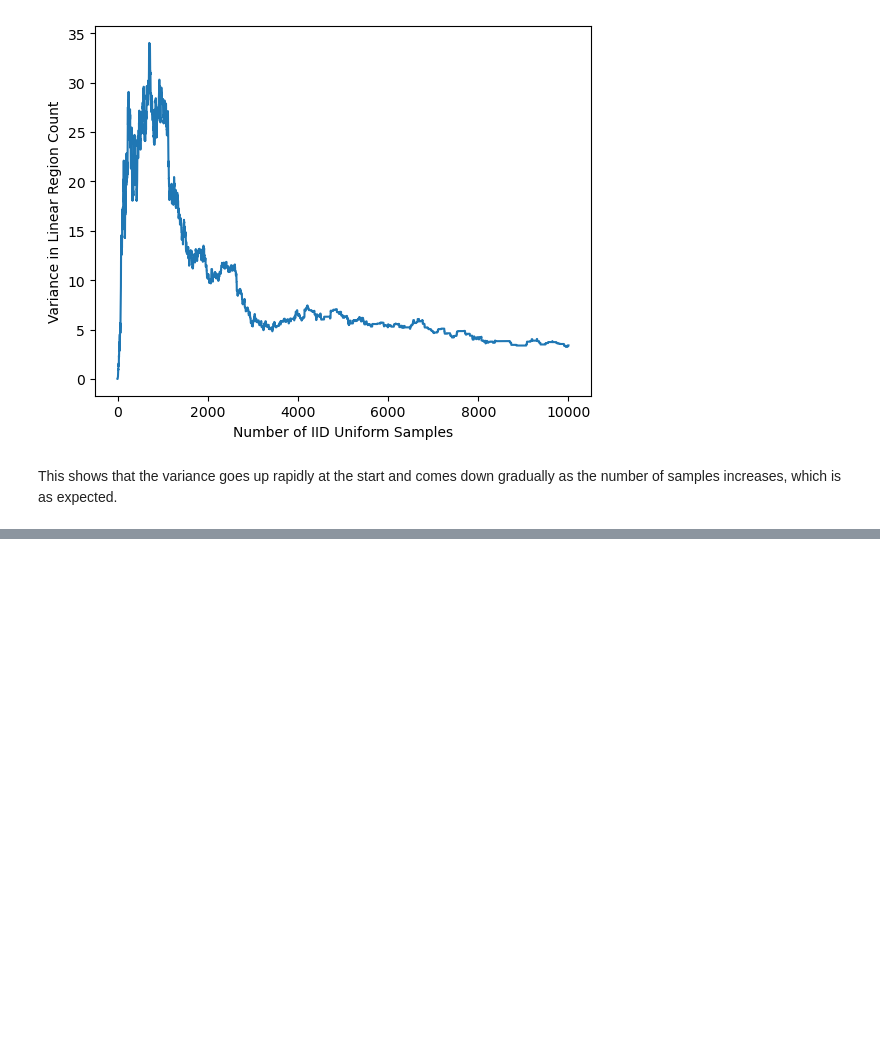
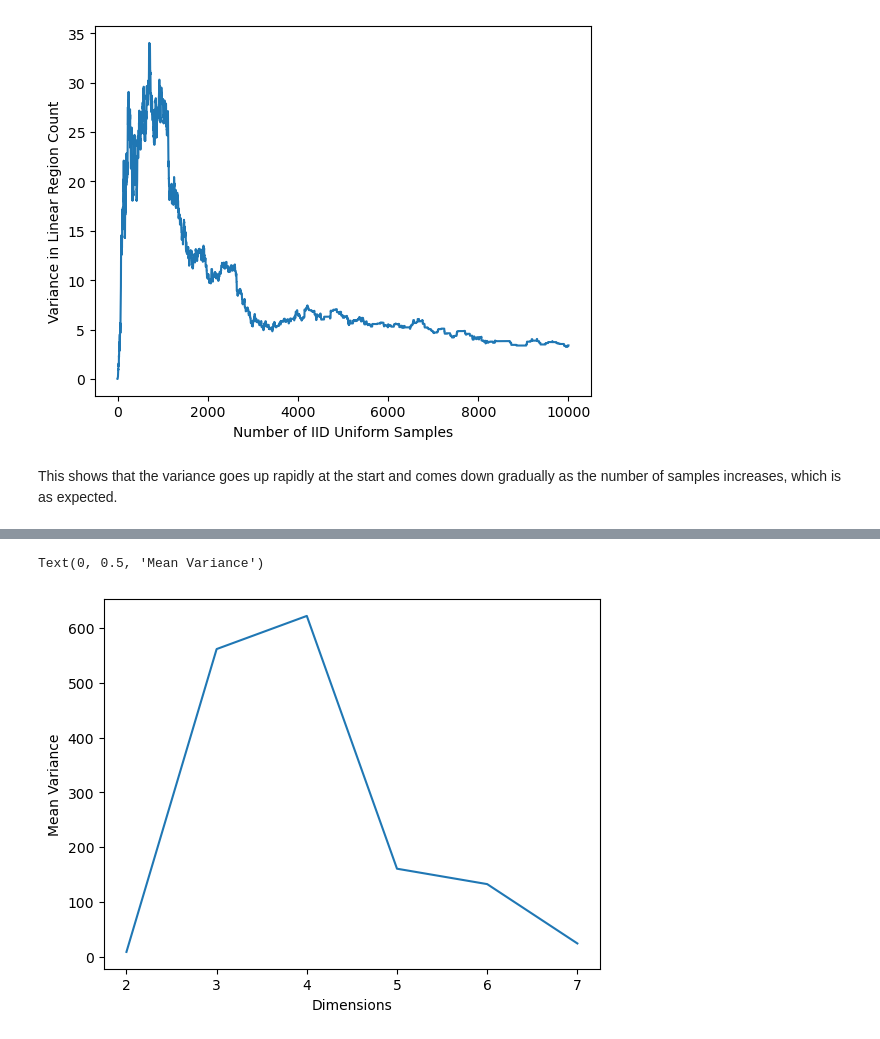
Before and after one commit to Gautam-Chauhan/MSc-Thesis, a Jupyter notebook: iid_uniform_code.ipynb, the cells around one changed output, grey strips where cells are left out. Drawn from its saved outputs; the diff is of its cells as text; code cells hidden in the pictures; blank space fills up the shorter version.

```diff
--- a/iid_uniform_code.ipynb
+++ b/iid_uniform_code.ipynb
@@ -255,0 +297,7 @@ This shows that the variance goes up rapidly at the start and comes down gradual
+# %%
+plt.plot(dimensions,mean_var)
+plt.xlabel("Dimensions")
+plt.ylabel("Mean Variance")
+# %% [output]
+Text(0, 0.5, 'Mean Variance')
+[figure, added]
```
Also changed, not shown: parts of 5 cells of this notebook.
